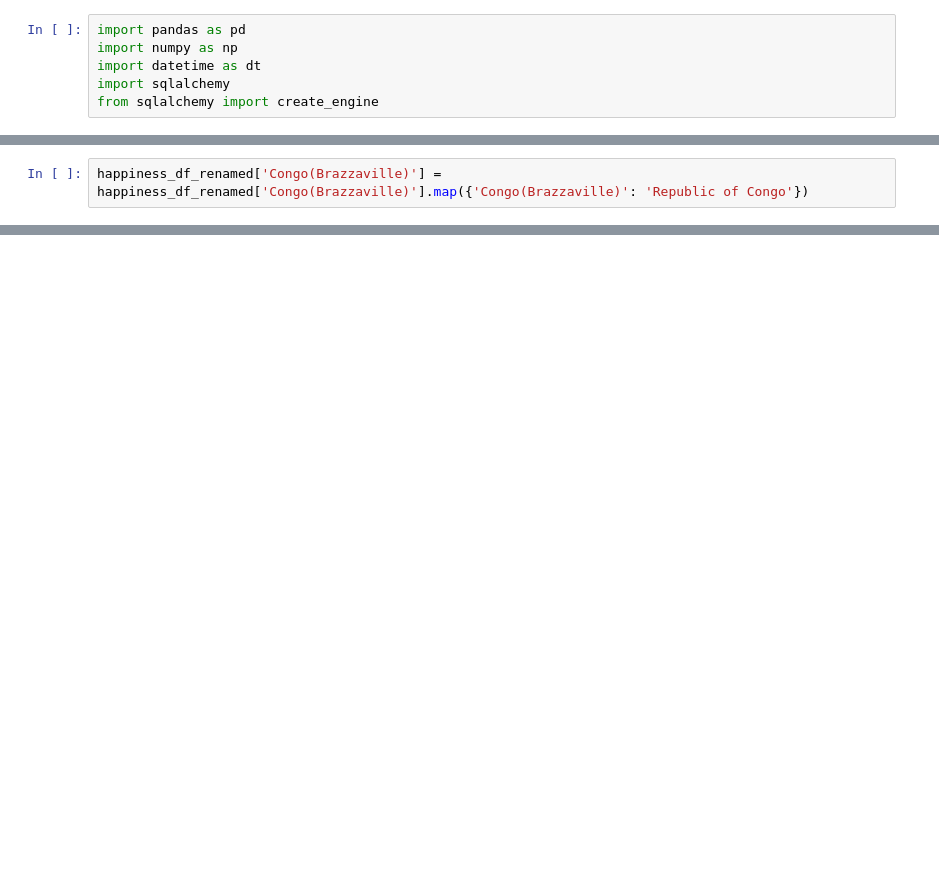
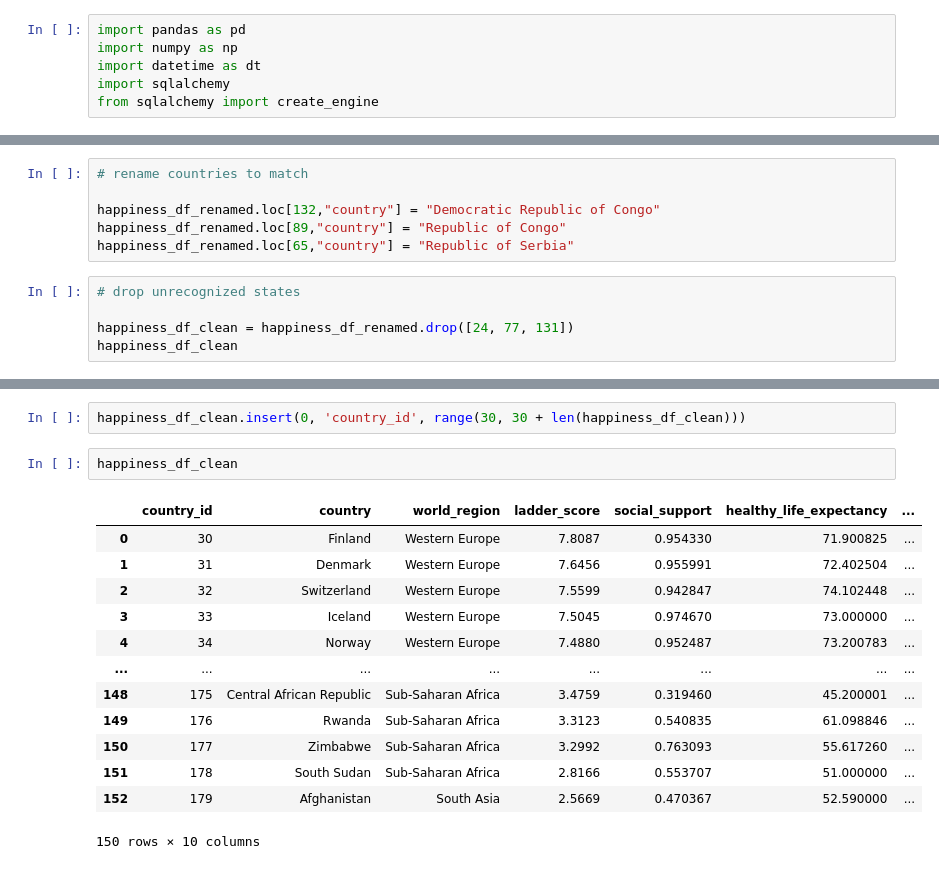
Before and after one commit to Kpearson72/etl-project-team4, a Jupyter notebook: Avery_working_directory/Avery_working_happiness_notebook.ipynb, the cells around one changed output, grey strips where cells are left out. Cells and saved outputs as stored; diff of their text form; blank space fills up the shorter version.

```diff
--- a/Avery_working_directory/Avery_working_happiness_notebook.ipynb
+++ b/Avery_working_directory/Avery_working_happiness_notebook.ipynb
@@ -86,5 +75,3 @@ happiness_df_renamed
 | 151 | South Sudan | Sub-Saharan Africa | 2.8166 | 0.553707 | 51.000000 | 0.451314 | ... |
 | 152 | Afghanistan | South Asia | 2.5669 | 0.470367 | 52.590000 | 0.396573 | ... |
 153 rows × 9 columns
-# %%
-happiness_df_renamed['Congo(Brazzaville)'] = happiness_df_renamed['Congo(Brazzaville)'].map({'Congo(Brazzaville)': 'Republic of Congo'})
@@ -94,0 +78,11 @@ happiness_df_drop.loc[happiness_df_drop['location'] == 'Democratic Republic of C
+# %%
+# rename countries to match
+
+happiness_df_renamed.loc[132,"country"] = "Democratic Republic of Congo"
+happiness_df_renamed.loc[89,"country"] = "Republic of Congo"
+happiness_df_renamed.loc[65,"country"] = "Republic of Serbia"
+# %%
+# drop unrecognized states
+
+happiness_df_clean = happiness_df_renamed.drop([24, 77, 131])
+happiness_df_clean
@@ -94,0 +103,18 @@ happiness_df_drop.loc[happiness_df_drop['location'] == 'Democratic Republic of C
+# %%
+happiness_df_clean.insert(0, 'country_id', range(30, 30 + len(happiness_df_clean)))
+# %%
+happiness_df_clean
+# %% [output]
+|  | country_id | country | world_region | ladder_score | social_support | healthy_life_expectancy | ... |
+| 0 | 30 | Finland | Western Europe | 7.8087 | 0.954330 | 71.900825 | ... |
+| 1 | 31 | Denmark | Western Europe | 7.6456 | 0.955991 | 72.402504 | ... |
+| 2 | 32 | Switzerland | Western Europe | 7.5599 | 0.942847 | 74.102448 | ... |
+| 3 | 33 | Iceland | Western Europe | 7.5045 | 0.974670 | 73.000000 | ... |
+| 4 | 34 | Norway | Western Europe | 7.4880 | 0.952487 | 73.200783 | ... |
+| ... | ... | ... | ... | ... | ... | ... | ... |
+| 148 | 175 | Central African Republic | Sub-Saharan Africa | 3.4759 | 0.319460 | 45.200001 | ... |
+| 149 | 176 | Rwanda | Sub-Saharan Africa | 3.3123 | 0.540835 | 61.098846 | ... |
+| 150 | 177 | Zimbabwe | Sub-Saharan Africa | 3.2992 | 0.763093 | 55.617260 | ... |
+| 151 | 178 | South Sudan | Sub-Saharan Africa | 2.8166 | 0.553707 | 51.000000 | ... |
+| 152 | 179 | Afghanistan | South Asia | 2.5669 | 0.470367 | 52.590000 | ... |
+150 rows × 10 columns
```
Also changed, not shown: parts of 10 cells of this notebook, 2 other files.
